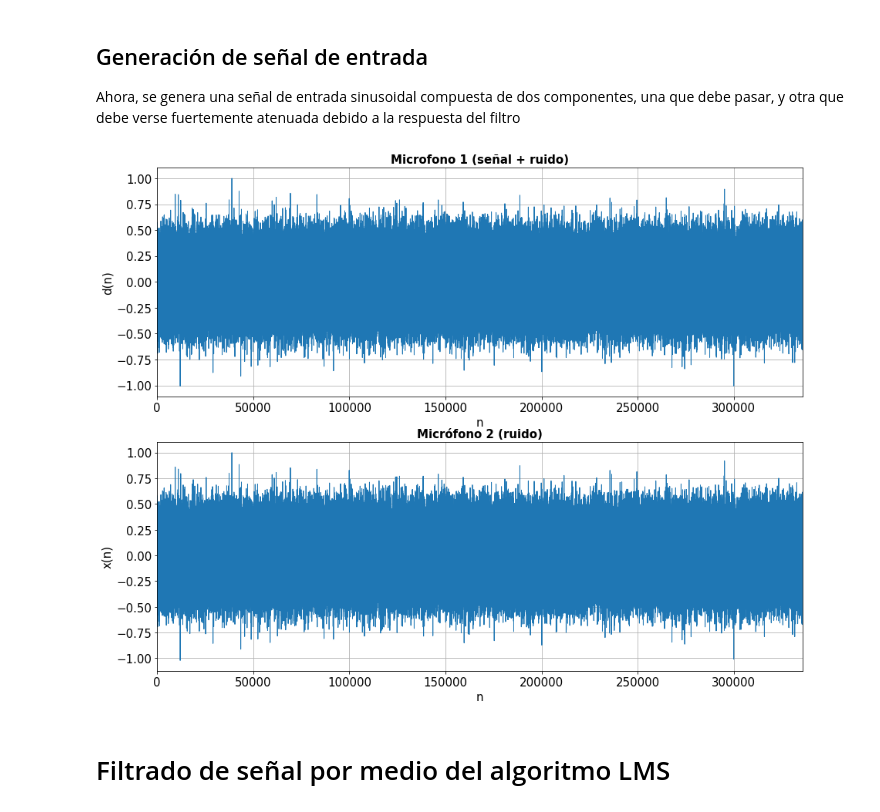
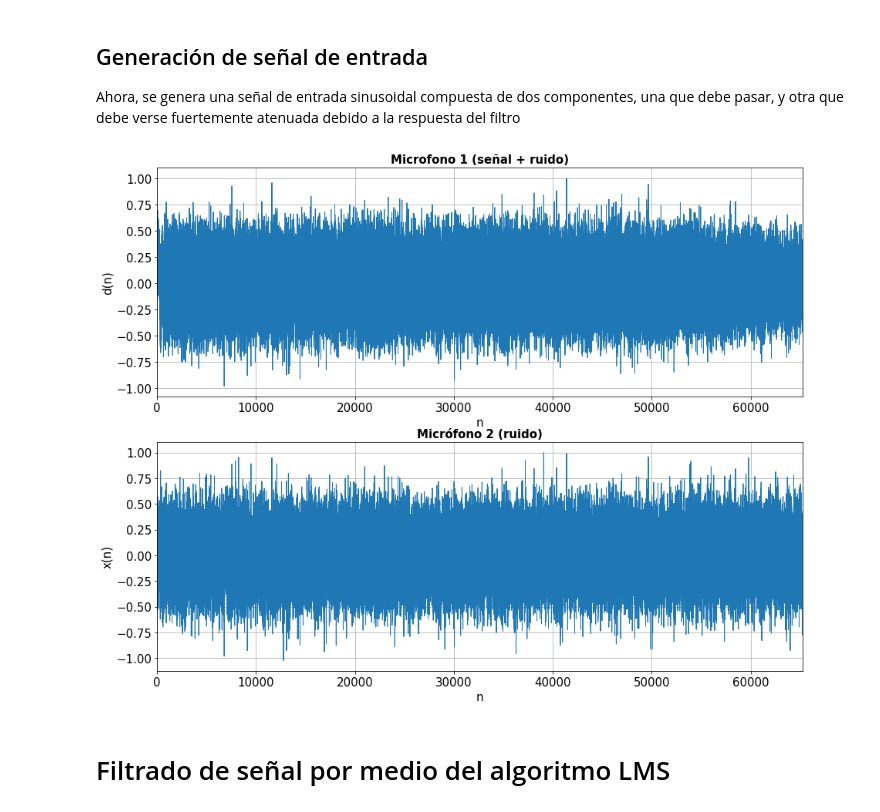
Before and after one commit to kevingiribuela/portfolio, a Jupyter notebook: Verilog/TP_final/filtro_adaptivo.ipynb, the cells around one changed output. Saved outputs shown, nothing was run; the diff lists cells and outputs as text; code cells hidden in the pictures.

```diff
--- a/Verilog/TP_final/filtro_adaptivo.ipynb
+++ b/Verilog/TP_final/filtro_adaptivo.ipynb
@@ -43,56 +42,77 @@ import sounddevice as sd
 import soundfile as sf
 # %%
 ## Set de microfonos
+microfonos = 0
 mic_set = 'set1'
 
-## Señal de interés
-mic1_path = 'audios/'+mic_set+'/signal_plus_noise.wav'
-mic1, fs   = sf.read(mic1_path)
+if(microfonos):
+    ## Señal de interés
+    mic1_path = 'audios/'+mic_set+'/signal_plus_noise.wav'
+    mic1, fs   = sf.read(mic1_path)
 
-## Fuente de ruido
-mic2_path = 'audios/'+mic_set+'/noise_only.wav'
-mic2, fs = sf.read(mic2_path)
+    ## Fuente de ruido
+    mic2_path = 'audios/'+mic_set+'/noise_only.wav'
+    mic2, fs = sf.read(mic2_path)
 
-if(len(mic1)>len(mic2)):
-    T = len(mic2)-1
+    if(len(mic1)>len(mic2)):
+        samples = len(mic2)-1
+    else:
+        samples = len(mic1)-1
+
+    Ts      = 1/fs
+    T       = samples/fs
+    t       = np.arange(0,T, Ts)
 else:
-    T = len(mic1)-1
+    fs      = 44.1e3
+    Ts      = 1/fs
+    T       = 1.48
+    samples = int(T*fs)
+    t       = np.arange(0,T, Ts)
 
-Ts      = 1/fs
-t       = np.arange(0,T/fs, Ts)
+    mic1    = chirp(t, 0, T, 20e3, 'linear')
+    mic2    = np.zeros(len(t))
+
 N       = len(t)
 n       = np.arange(N)
 
 ## Generación de ruido extra
 std_w = np.sqrt(0.5)
 w     = std_w * np.random.randn(N)
 
 ## Normalizando señal y agregando ruido extra
-d   = (mic1[:T]+w)/max(mic1[:T]+w)
-x   = (mic2[:T]+w)/max(mic2[:T]+w)
+d_aux   = mic1[:samples]+w
+x_aux   = mic2[:samples]+w
+
+## Se aplica filtrado anti-aliasing
+h       = firwin(numtaps=10, cutoff=21e3, fs=44.1e3)
+d       = lfilter(b=h, a=1.0, x=d_aux)
+x       = lfilter(b=h, a=1.0, x=x_aux)
+
+x = x / max(x)
+d = d / max(d)
 
 plt.figure(figsize=(15,12))
 plt.subplot(2,1,1)
 plt.plot(n,d, linewidth=1)
 plt.title("Microfono 1 (señal + ruido)", fontsize=15, fontweight="bold")
 plt.xlabel("n", fontsize=15)
 plt.ylabel("d(n)", fontsize=15)
 plt.xlim([0, N])
 plt.xticks(fontsize=15)
 plt.yticks(fontsize=15)
 plt.grid(True)
 
 plt.subplot(2,1,2)
 plt.plot(n, x, linewidth=1)
 plt.title("Micrófono 2 (ruido)", fontsize=15, fontweight="bold")
 plt.xlabel("n", fontsize=15)
 plt.ylabel("x(n)", fontsize=15)
 plt.xlim([0, N])
 plt.xticks(fontsize=15)
 plt.yticks(fontsize=15)
 plt.grid(True)
 # %% [output]
-[figure, old version]
+[figure, new version]
 # %% [markdown]
 # Filtrado de señal por medio del algoritmo LMS
 # %% [markdown]
```
Also changed, not shown: parts of 5 cells of this notebook, 11 other files.
